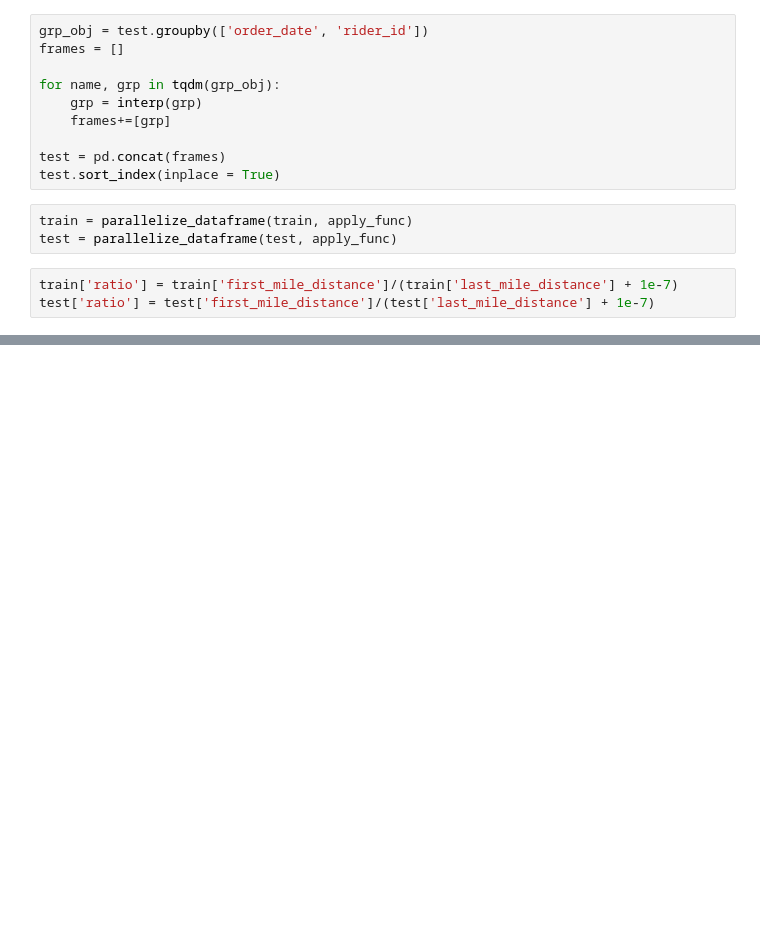
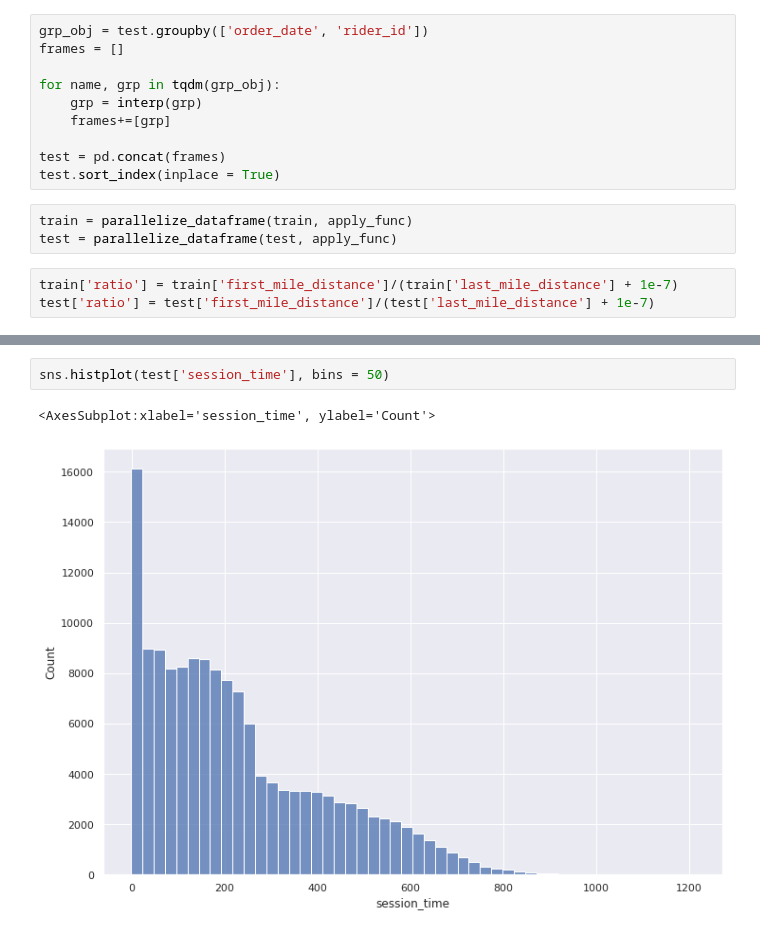
Before and after one commit to aryanpandey/Cascade-Cup-2022, a Jupyter notebook: Cascade_Cup_Aditya.ipynb, the cells around one changed output, grey strips where cells are left out. Drawn from its saved outputs; the diff is of its cells as text; blank space fills up the shorter version.

```diff
--- a/Cascade_Cup_Aditya.ipynb
+++ b/Cascade_Cup_Aditya.ipynb
@@ -247,0 +327,5 @@ Name: reassigned_order, dtype: int64
+# %%
+sns.histplot(test['session_time'], bins = 50)
+# %% [output]
+<AxesSubplot:xlabel='session_time', ylabel='Count'>
+[figure, added]
```
Also changed, not shown: parts of 31 cells of this notebook.
